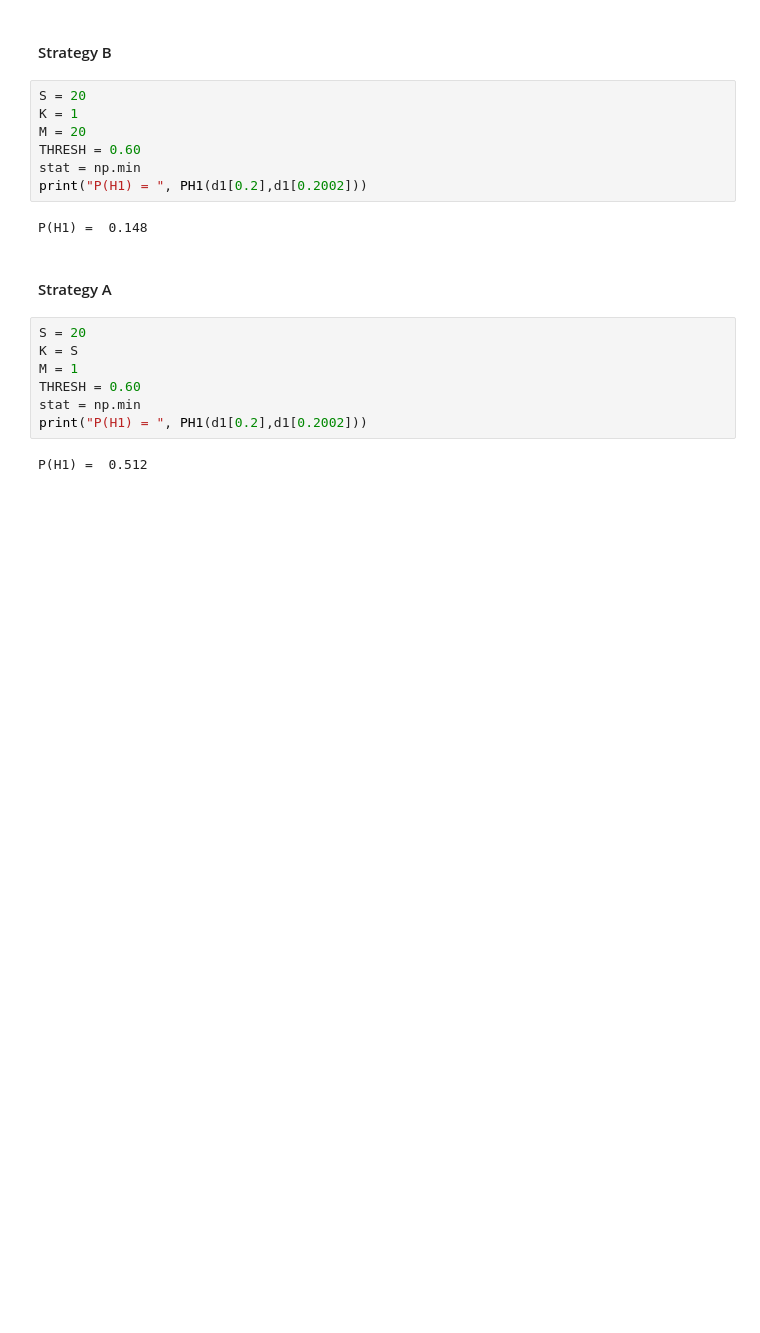
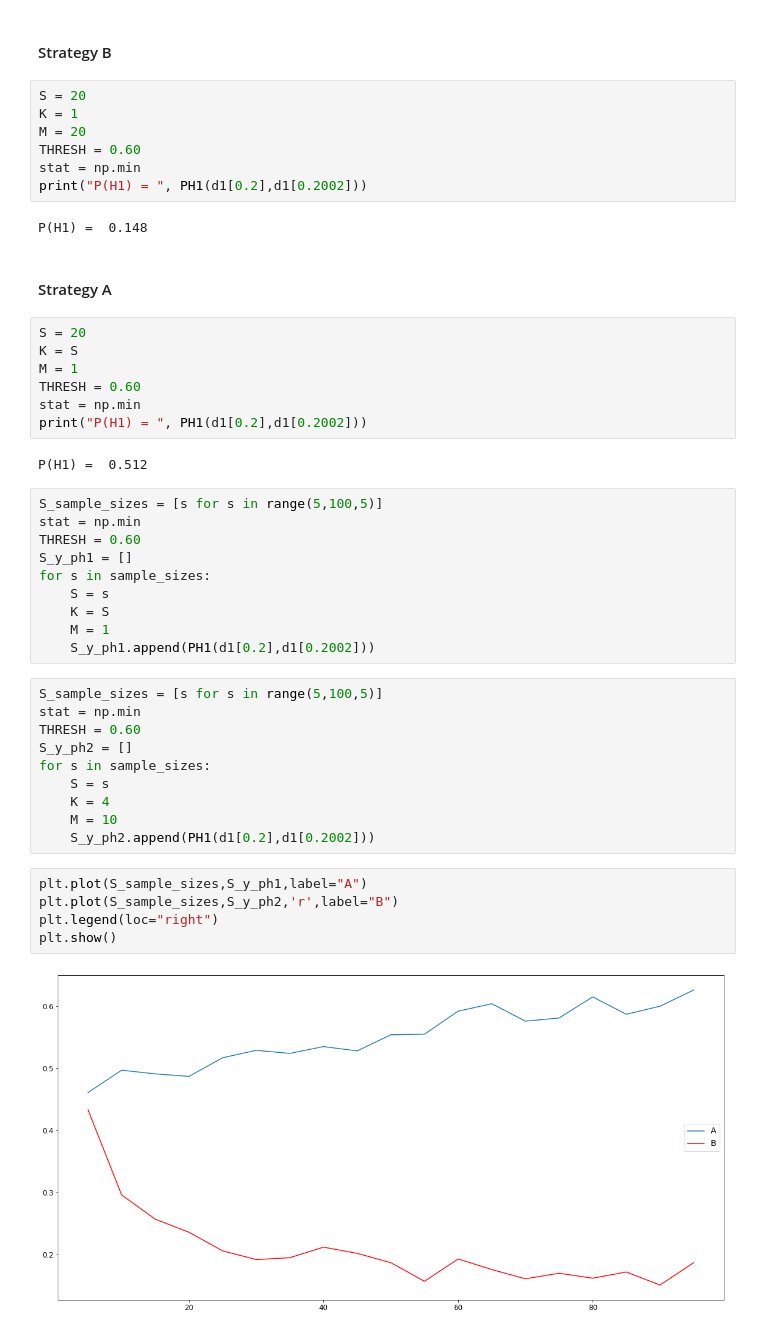
Before and after one commit to as641651/linnea, a Jupyter notebook: test_julia/sleep_tests.ipynb, the cells around one changed output. Saved outputs shown, nothing was run; the diff lists cells and outputs as text; blank space fills up the shorter version.

```diff
--- a/test_julia/sleep_tests.ipynb
+++ b/test_julia/sleep_tests.ipynb
@@ -238,3 +270,30 @@ stat = np.min
 print("P(H1) = ", PH1(d1[0.2],d1[0.2002]))
 # %% [output]
 P(H1) =  0.512
+# %%
+S_sample_sizes = [s for s in range(5,100,5)]
+stat = np.min
+THRESH = 0.60
+S_y_ph1 = []
+for s in sample_sizes:
+    S = s
+    K = S
+    M = 1
+    S_y_ph1.append(PH1(d1[0.2],d1[0.2002]))
+# %%
+S_sample_sizes = [s for s in range(5,100,5)]
+stat = np.min
+THRESH = 0.60
+S_y_ph2 = []
+for s in sample_sizes:
+    S = s
+    K = 4
+    M = 10
+    S_y_ph2.append(PH1(d1[0.2],d1[0.2002]))
+# %%
+plt.plot(S_sample_sizes,S_y_ph1,label="A")
+plt.plot(S_sample_sizes,S_y_ph2,'r',label="B")
+plt.legend(loc="right")
+plt.show()
+# %% [output]
+[figure, added]
```
Also changed, not shown: parts of 44 cells of this notebook.
